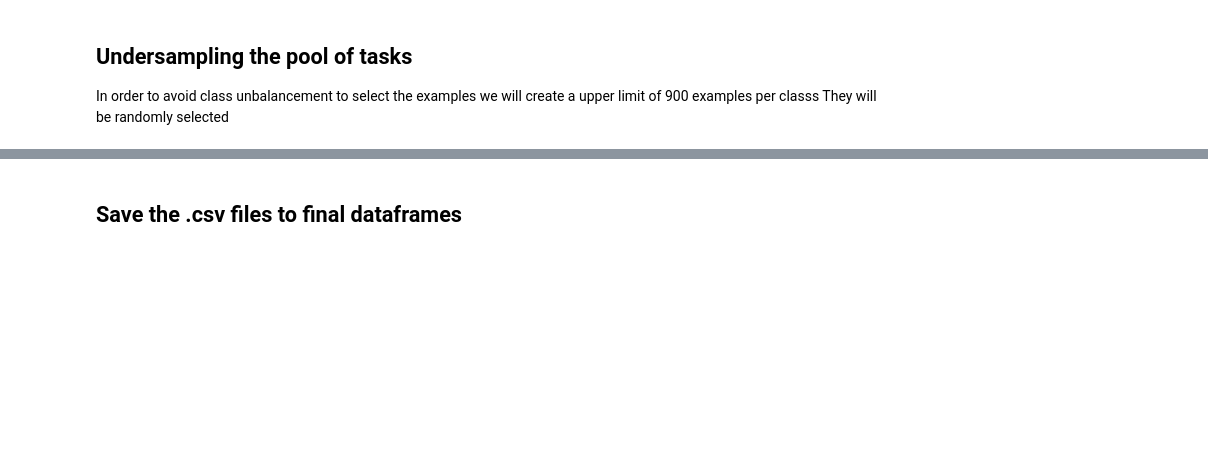
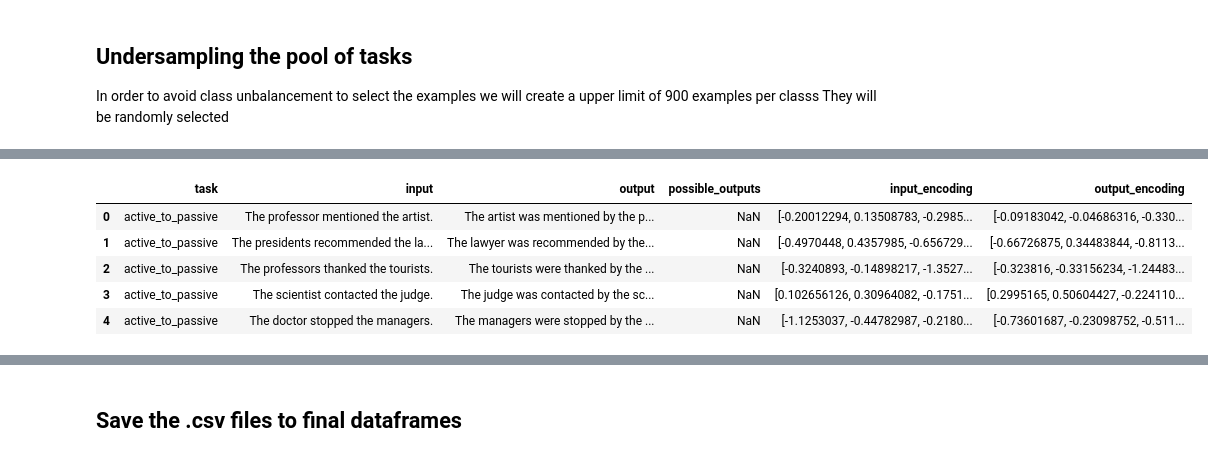
Before and after one commit to CaioRhoden/datamodels-context-reduction, a Jupyter notebook: experiments/impact-context-reduction/prepare_dataset.ipynb, the cells around one changed output, grey strips where cells are left out. Saved outputs shown, nothing was run; the diff lists cells and outputs as text; code cells hidden in the pictures; blank space fills up the shorter version.

```diff
--- a/experiments/impact-context-reduction/prepare_dataset.ipynb
+++ b/experiments/impact-context-reduction/prepare_dataset.ipynb
@@ -127,0 +143,2 @@ fig.show()
+# %%
+model = SentenceTransformer('sentence-transformers/stsb-roberta-large')
@@ -127,0 +147,6 @@ fig.show()
+# %%
+with torch.no_grad():
+    test["input_encoding"] = list(model.encode(test["input"].tolist()))
+    test["output_encoding"] = list(model.encode(test["output"].tolist()))
+    sampled_df["input_encoding"] = list(model.encode(sampled_df["input"].tolist()))
+    sampled_df["output_encoding"] = list(model.encode(sampled_df["output"].tolist()))
@@ -127,0 +165,9 @@ fig.show()
+# %%
+test.head()
+# %% [output]
+|  | task | input | output | possible_outputs | input_encoding | output_encoding |
+| 0 | active_to_passive | The professor mentioned the artist. | The artist was mentioned by the p... | NaN | [-0.20012294, 0.13508783, -0.2985... | [-0.09183042, -0.04686316, -0.330... |
+| 1 | active_to_passive | The presidents recommended the la... | The lawyer was recommended by the... | NaN | [-0.4970448, 0.4357985, -0.656729... | [-0.66726875, 0.34483844, -0.8113... |
+| 2 | active_to_passive | The professors thanked the tourists. | The tourists were thanked by the ... | NaN | [-0.3240893, -0.14898217, -1.3527... | [-0.323816, -0.33156234, -1.24483... |
+| 3 | active_to_passive | The scientist contacted the judge. | The judge was contacted by the sc... | NaN | [0.102656126, 0.30964082, -0.1751... | [0.2995165, 0.50604427, -0.224110... |
+| 4 | active_to_passive | The doctor stopped the managers. | The managers were stopped by the ... | NaN | [-1.1253037, -0.44782987, -0.2180... | [-0.73601687, -0.23098752, -0.511... |
```
Also changed, not shown: parts of 10 cells of this notebook, 5 other files.
